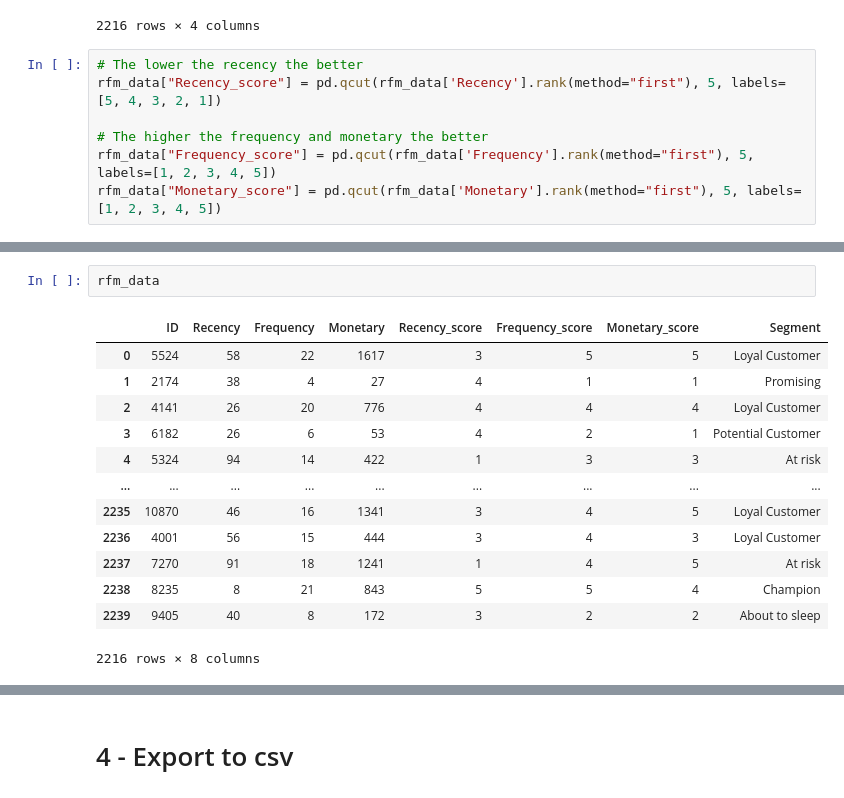
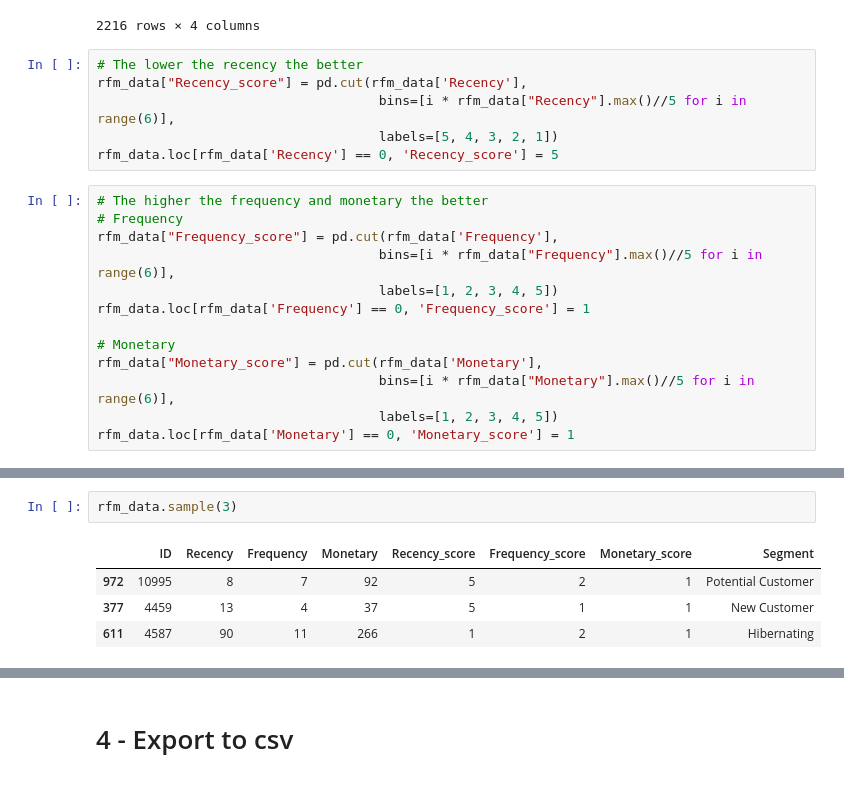
Before and after one commit to nqtquoctrung94/RFM_Customer_Personality_Analysis, a Jupyter notebook: clean_data.ipynb, the cells around one changed output, grey strips where cells are left out. Drawn from its saved outputs; the diff is of its cells as text.

```diff
--- a/clean_data.ipynb
+++ b/clean_data.ipynb
@@ -398,10 +401,22 @@ rfm_data
 | 2238 | 8235 | 8 | 21 | 843 |
 | 2239 | 9405 | 40 | 8 | 172 |
 2216 rows × 4 columns
+# %%
+# The lower the recency the better
+rfm_data["Recency_score"] = pd.cut(rfm_data['Recency'],
+                                    bins=[i * rfm_data["Recency"].max()//5 for i in range(6)],
+                                    labels=[5, 4, 3, 2, 1])
+rfm_data.loc[rfm_data['Recency'] == 0, 'Recency_score'] = 5
 # %%
-# The lower the recency the better
-rfm_data["Recency_score"] = pd.qcut(rfm_data['Recency'].rank(method="first"), 5, labels=[5, 4, 3, 2, 1])
+# The higher the frequency and monetary the better
+# Frequency
+rfm_data["Frequency_score"] = pd.cut(rfm_data['Frequency'],
+                                    bins=[i * rfm_data["Frequency"].max()//5 for i in range(6)],
+                                    labels=[1, 2, 3, 4, 5])
+rfm_data.loc[rfm_data['Frequency'] == 0, 'Frequency_score'] = 1
 
-# The higher the frequency and monetary the better
-rfm_data["Frequency_score"] = pd.qcut(rfm_data['Frequency'].rank(method="first"), 5, labels=[1, 2, 3, 4, 5])
-rfm_data["Monetary_score"] = pd.qcut(rfm_data['Monetary'].rank(method="first"), 5, labels=[1, 2, 3, 4, 5])
+# Monetary
+rfm_data["Monetary_score"] = pd.cut(rfm_data['Monetary'],
+                                    bins=[i * rfm_data["Monetary"].max()//5 for i in range(6)],
+                                    labels=[1, 2, 3, 4, 5])
+rfm_data.loc[rfm_data['Monetary'] == 0, 'Monetary_score'] = 1
@@ -435,16 +569,7 @@ Name: Segment, dtype: int64
 # %%
-rfm_data
+rfm_data.sample(3)
 # %% [output]
 |  | ID | Recency | Frequency | Monetary | Recency_score | Frequency_score | Monetary_score | Segment |
-| 0 | 5524 | 58 | 22 | 1617 | 3 | 5 | 5 | Loyal Customer |
-| 1 | 2174 | 38 | 4 | 27 | 4 | 1 | 1 | Promising |
-| 2 | 4141 | 26 | 20 | 776 | 4 | 4 | 4 | Loyal Customer |
-| 3 | 6182 | 26 | 6 | 53 | 4 | 2 | 1 | Potential Customer |
-| 4 | 5324 | 94 | 14 | 422 | 1 | 3 | 3 | At risk |
-| ... | ... | ... | ... | ... | ... | ... | ... | ... |
-| 2235 | 10870 | 46 | 16 | 1341 | 3 | 4 | 5 | Loyal Customer |
-| 2236 | 4001 | 56 | 15 | 444 | 3 | 4 | 3 | Loyal Customer |
-| 2237 | 7270 | 91 | 18 | 1241 | 1 | 4 | 5 | At risk |
-| 2238 | 8235 | 8 | 21 | 843 | 5 | 5 | 4 | Champion |
-| 2239 | 9405 | 40 | 8 | 172 | 3 | 2 | 2 | About to sleep |
+| 972 | 10995 | 8 | 7 | 92 | 5 | 2 | 1 | Potential Customer |
+| 377 | 4459 | 13 | 4 | 37 | 5 | 1 | 1 | New Customer |
+| 611 | 4587 | 90 | 11 | 266 | 1 | 2 | 1 | Hibernating |
-2216 rows × 8 columns
```
Also changed, not shown: parts of 23 cells of this notebook.
